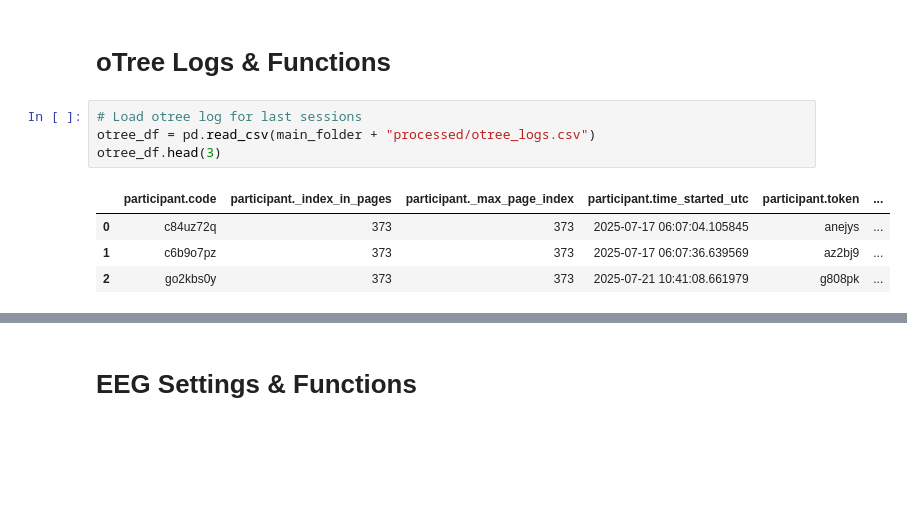
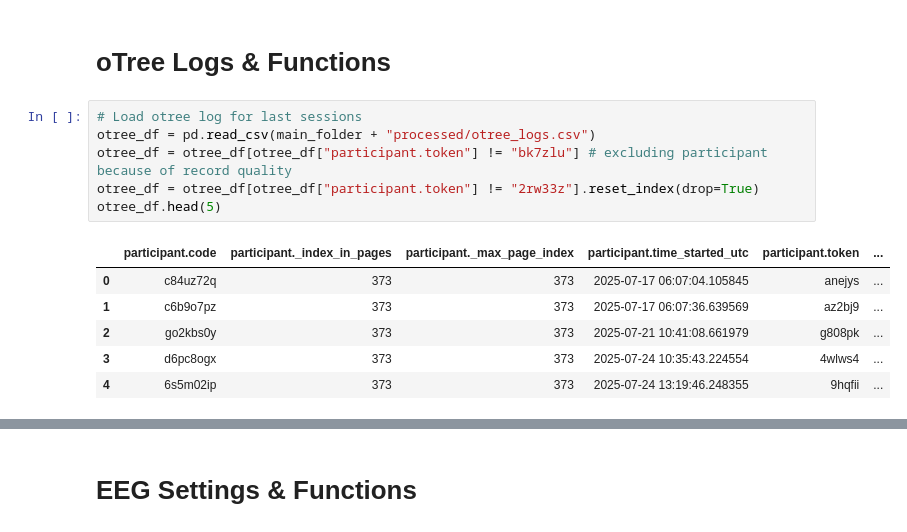
Before and after one commit to SamedVossberg/neuro_headphone_study, a Jupyter notebook: Code/preprocessing_headphonesV2_08_2025.ipynb, the cells around one changed output, grey strips where cells are left out. Drawn from its saved outputs; the diff is of its cells as text; blank space fills up the shorter version.

```diff
--- a/Code/preprocessing_headphonesV2_08_2025.ipynb
+++ b/Code/preprocessing_headphonesV2_08_2025.ipynb
@@ -57,9 +65,13 @@ sessions.head(10)
 # %%
 # Load otree log for last sessions
 otree_df = pd.read_csv(main_folder + "processed/otree_logs.csv")
-otree_df.head(3)
+otree_df = otree_df[otree_df["participant.token"] != "bk7zlu"] # excluding participant because of record quality
+otree_df = otree_df[otree_df["participant.token"] != "2rw33z"].reset_index(drop=True)
+otree_df.head(5)
 # %% [output]
 |  | participant.code | participant._index_in_pages | participant._max_page_index | participant.time_started_utc | participant.token | ... |
 | 0 | c84uz72q | 373 | 373 | 2025-07-17 06:07:04.105845 | anejys | ... |
 | 1 | c6b9o7pz | 373 | 373 | 2025-07-17 06:07:36.639569 | az2bj9 | ... |
 | 2 | go2kbs0y | 373 | 373 | 2025-07-21 10:41:08.661979 | g808pk | ... |
+| 3 | d6pc8ogx | 373 | 373 | 2025-07-24 10:35:43.224554 | 4wlws4 | ... |
+| 4 | 6s5m02ip | 373 | 373 | 2025-07-24 13:19:46.248355 | 9hqfii | ... |
```
Also changed, not shown: parts of 12 cells of this notebook, 4 other files.
